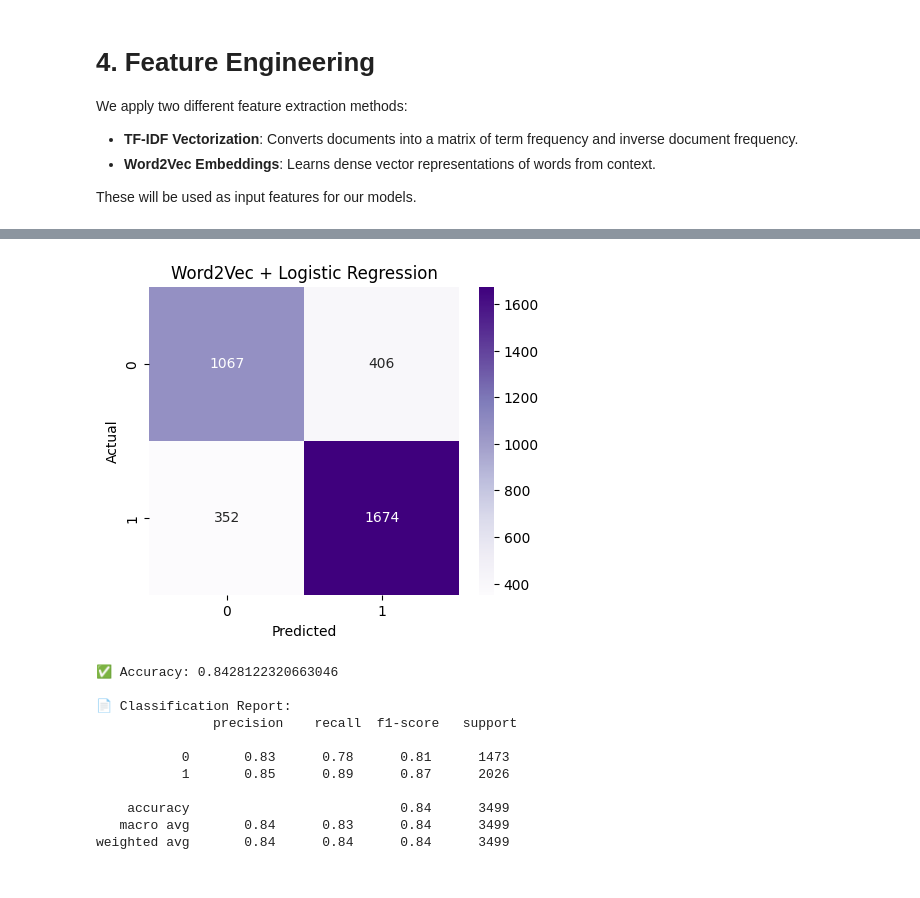
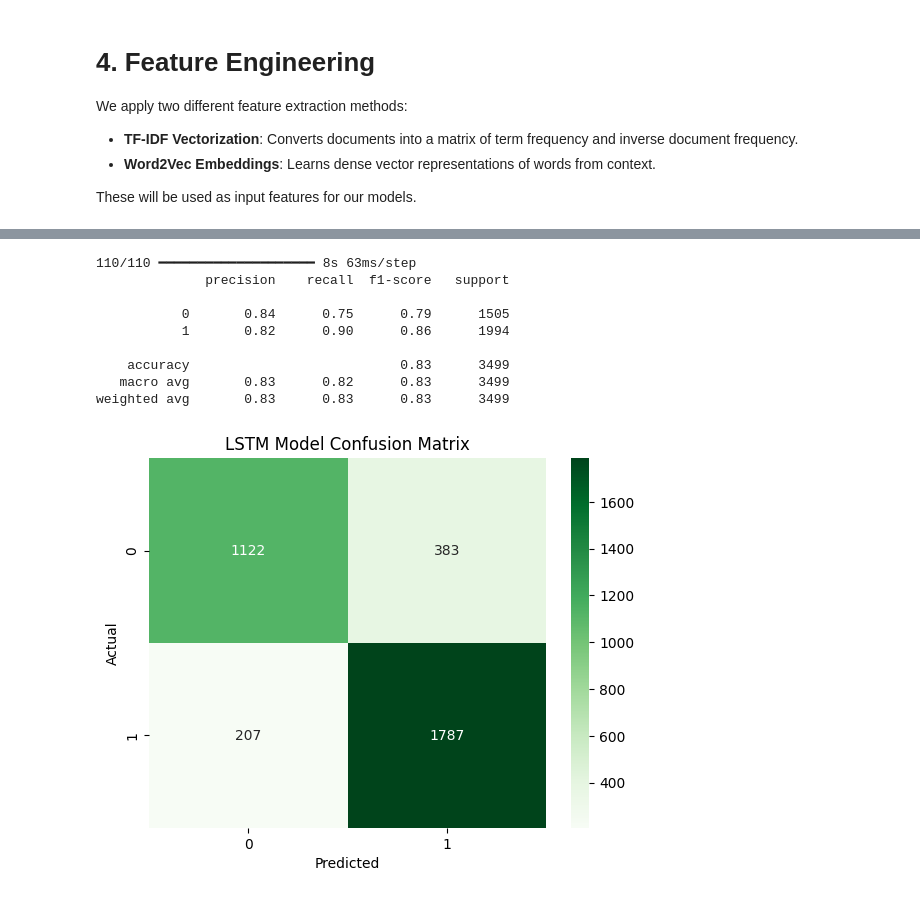
Before and after one commit to Subhangee19/DataAnalysis, a Jupyter notebook: Untitled11.ipynb, the cells around one changed output, grey strips where cells are left out. Drawn from its saved outputs; the diff is of its cells as text; code cells hidden in the pictures.

```diff
--- a/Untitled11.ipynb
+++ b/Untitled11.ipynb
@@ -213,4 +435,5 @@ These will be used as input features for our models.
 # %%
 from sklearn.model_selection import train_test_split
 
-X_train, X_test, y_train, y_test = train_test_split(X, y, test_size=0.2, random_state=42)
+X_train_lstm, X_test_lstm, y_train_lstm, y_test_lstm = train_test_split(
+    padded, labels, test_size=0.2, stratify=labels, random_state=42)
@@ -261,0 +440,14 @@ weighted avg       0.78      0.78      0.78      3499
+# %%
+model_lstm = Sequential([
+    Embedding(vocab_size, embedding_dim, input_length=max_length),
+    Bidirectional(LSTM(64, return_sequences=True)),
+    Dropout(0.3),
+    Bidirectional(LSTM(32)),
+    Dense(32, activation='relu'),
+    Dropout(0.2),
+    Dense(1, activation='sigmoid')
+])
+
+model_lstm.compile(loss='binary_crossentropy', optimizer='adam', metrics=['accuracy'])
+
+model_lstm.summary()
@@ -261,0 +476,11 @@ weighted avg       0.78      0.78      0.78      3499
+# %%
+early_stop = EarlyStopping(monitor='val_loss', patience=3, restore_best_weights=True)
+
+history = model_lstm.fit(
+    X_train_lstm, y_train_lstm,
+    epochs=10,
+    validation_data=(X_test_lstm, y_test_lstm),
+    batch_size=64,
+    callbacks=[early_stop],
+    verbose=1
+)
@@ -262,30 +505,28 @@ weighted avg       0.78      0.78      0.78      3499
 # %%
-cm_w2v = confusion_matrix(y_w2v_test, y_pred_w2v)
+from sklearn.metrics import classification_report, confusion_matrix
 
-plt.figure(figsize=(5,4))
-sns.heatmap(cm_w2v, annot=True, fmt='d', cmap='Purples')
-plt.title('Word2Vec + Logistic Regression')
+# Predictions
+y_pred_probs = model_lstm.predict(X_test_lstm)
+y_pred = (y_pred_probs >= 0.5).astype(int)
+
+# Classification Report
+print(classification_report(y_test_lstm, y_pred))
+
+# Confusion Matrix
+cm = confusion_matrix(y_test_lstm, y_pred)
+sns.heatmap(cm, annot=True, fmt='d', cmap='Greens')
+plt.title('LSTM Model Confusion Matrix')
 plt.xlabel('Predicted')
 plt.ylabel('Actual')
 plt.show()
 # %% [output]
+110/110 ━━━━━━━━━━━━━━━━━━━━ 8s 63ms/step
+              precision    recall  f1-score   support
+
+           0       0.84      0.75      0.79      1505
+           1       0.82      0.90      0.86      1994
+
+    accuracy                           0.83      3499
+   macro avg       0.83      0.82      0.83      3499
+weighted avg       0.83      0.83      0.83      3499
-[figure, old version]
+[figure, new version]
-# %%
-from sklearn.metrics import accuracy_score, confusion_matrix, classification_report
-
-y_pred = model.predict(X_test)
-
-print("✅ Accuracy:", accuracy_score(y_test, y_pred))
-print("\n📄 Classification Report:\n", classification_report(y_test, y_pred))
-# %% [output]
-✅ Accuracy: 0.8428122320663046
-
-📄 Classification Report:
-               precision    recall  f1-score   support
-
-           0       0.83      0.78      0.81      1473
-           1       0.85      0.89      0.87      2026
-
-    accuracy                           0.84      3499
-   macro avg       0.84      0.83      0.84      3499
-weighted avg       0.84      0.84      0.84      3499
```
Also changed, not shown: parts of 35 cells of this notebook.
